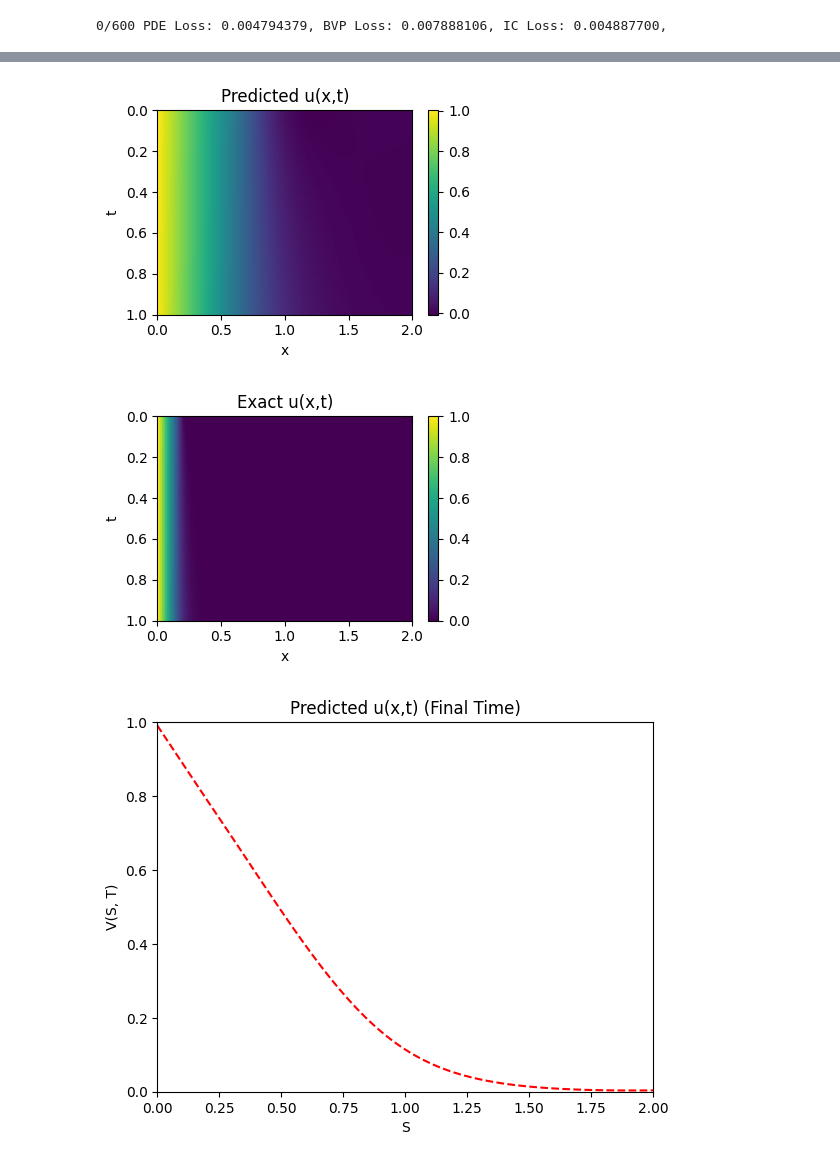
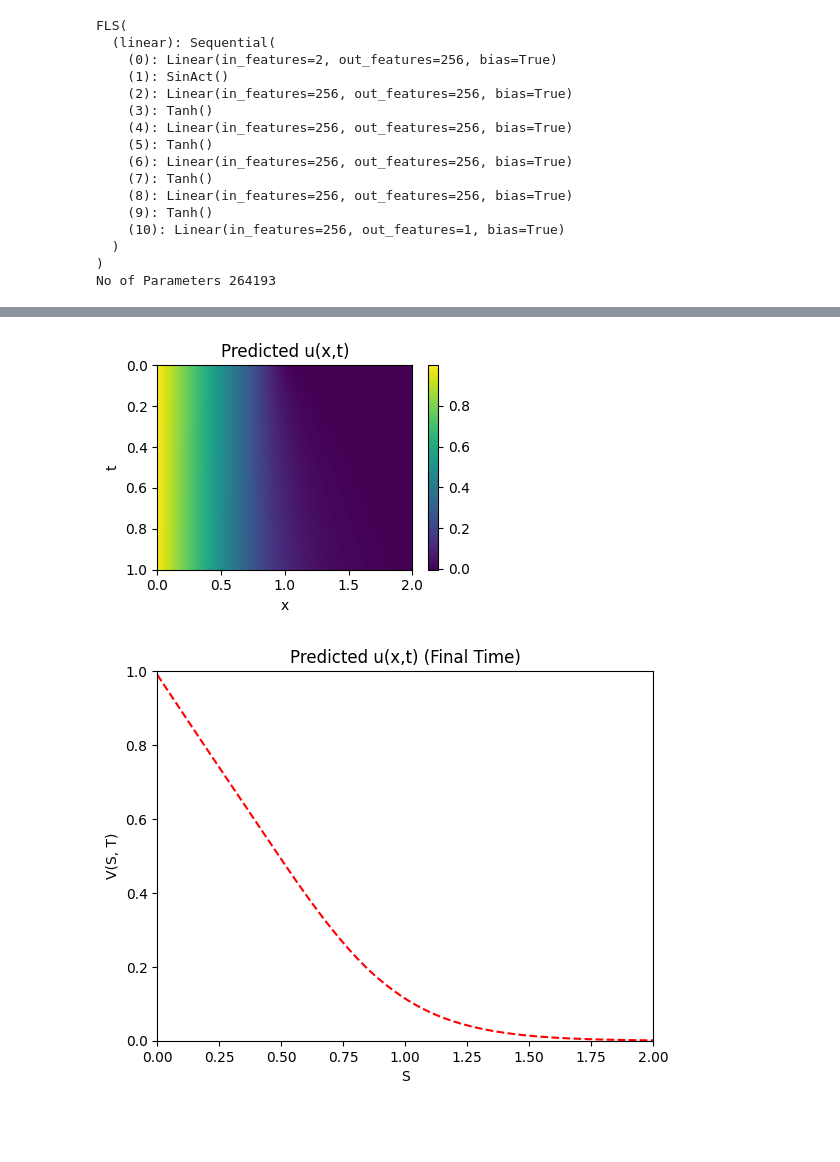
Before and after one commit to vinay-fin/Volatility-Surface-PINNs, a Jupyter notebook: Volatlity_surface.ipynb, the cells around one changed output, grey strips where cells are left out. Drawn from its saved outputs; the diff is of its cells as text; code cells hidden in the pictures; blank space fills up the shorter version.

```diff
--- a/Volatlity_surface.ipynb
+++ b/Volatlity_surface.ipynb
@@ -12,6 +12,7 @@ from tqdm import tqdm
 from scipy.stats import norm
 from utils import *
 from pinn import PINNs
+from fls import FLS
 
 K=1
 sigma=0.3
@@ -22,10 +23,9 @@ N_x = 101
 N_t = 101
 seed = 0
 torch.cuda.manual_seed(seed)
-device = torch.device("cuda:1")
+device = torch.device("cuda:0")
 res, b_left, b_right, b_upper, b_lower = get_data([0,2], [0, 1], N_x, N_t)
-# res_test, _, _, _, _ = get_data([0,10], [0,1], N_x, N_t)
-# print(res.shape, b_left.shape, b_right.shape, b_upper.shape, b_lower.shape)
+
 res = torch.tensor(res, dtype=torch.float32, requires_grad=True).to(device)
 b_left = torch.tensor(b_left, dtype=torch.float32, requires_grad=True).to(device)
 b_right = torch.tensor(b_right, dtype=torch.float32, requires_grad=True).to(device)
@@ -42,7 +42,7 @@ def init_weights(m):
     if isinstance(m, nn.Linear):
         torch.nn.init.xavier_uniform(m.weight)
         m.bias.data.fill_(0.01)
-pinn = PINNs(in_dim=2, hidden_dim=32, out_dim=1, num_layer=6).to(device)
+pinn = FLS(in_dim=2, hidden_dim=256, out_dim=1, num_layer=6).to(device)
 pinn.apply(init_weights)
 optim = LBFGS(pinn.parameters(), line_search_fn='strong_wolfe')
 #optim = Adam(pinn.parameters(), lr=1e-4)
@@ -122,9 +122,6 @@ def BS_PUT(S, T):
     d2 = d1 - sigma* np.sqrt(T)
     return K * np.exp(-r*T) * (1 - N(d2)) + S * (N(d1) - 1)
 
-res_test, _, b_right_test, _, _ = get_test_data([0,10], [0,1], N_x, N_t)
-u = BS_PUT(res_test[:,0], res_test[:,1]).reshape(N_x,N_t)
-u_right = BS_PUT(b_right_test[:,0], b_right_test[:,1])
 
 
 plt.figure(figsize=(4,3))
@@ -135,15 +132,8 @@ plt.title('Predicted u(x,t)')
 plt.colorbar()
 plt.tight_layout()
 plt.savefig('./1dBS_Put_pinns_pred.png')
+plt.show()
 
-plt.figure(figsize=(4,3))
-plt.imshow(u, extent=[0,L,1,0], aspect='auto')
-plt.xlabel('x')
-plt.ylabel('t')
-plt.title('Exact u(x,t)')
-plt.colorbar()
-plt.tight_layout()
-plt.savefig('./1dBS_Put_exact.png')
 
 # plt.plot(X[final_index, 0], y_pred[final_index], '--', color="r")
 plt.figure()
@@ -179 +153,16 @@ No of Parameters 4353
-0/600 PDE Loss: 0.004794379, BVP Loss: 0.007888106, IC Loss: 0.004887700,
+FLS(
+  (linear): Sequential(
+    (0): Linear(in_features=2, out_features=256, bias=True)
+    (1): SinAct()
+    (2): Linear(in_features=256, out_features=256, bias=True)
+    (3): Tanh()
+    (4): Linear(in_features=256, out_features=256, bias=True)
+    (5): Tanh()
+    (6): Linear(in_features=256, out_features=256, bias=True)
+    (7): Tanh()
+    (8): Linear(in_features=256, out_features=256, bias=True)
+    (9): Tanh()
+    (10): Linear(in_features=256, out_features=1, bias=True)
+  )
+)
+No of Parameters 264193
@@ -187,3 +177,2 @@ Train Loss: 0.000077
-[figure, old version]
+[figure, new version]
-[figure, old version]
+[figure, new version]
-[figure, removed]
```
Also changed, not shown: parts of 10 cells of this notebook, 1 other file.
